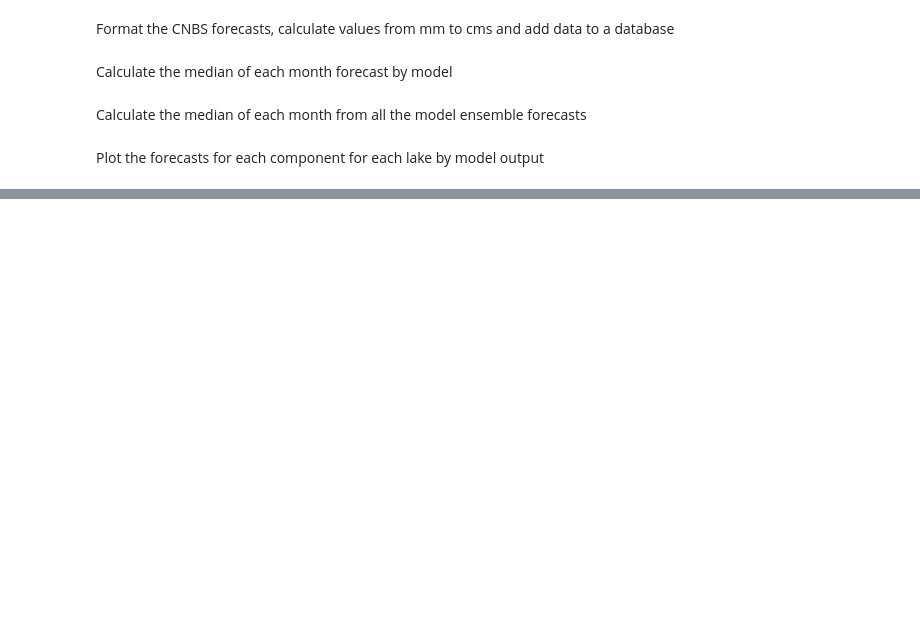
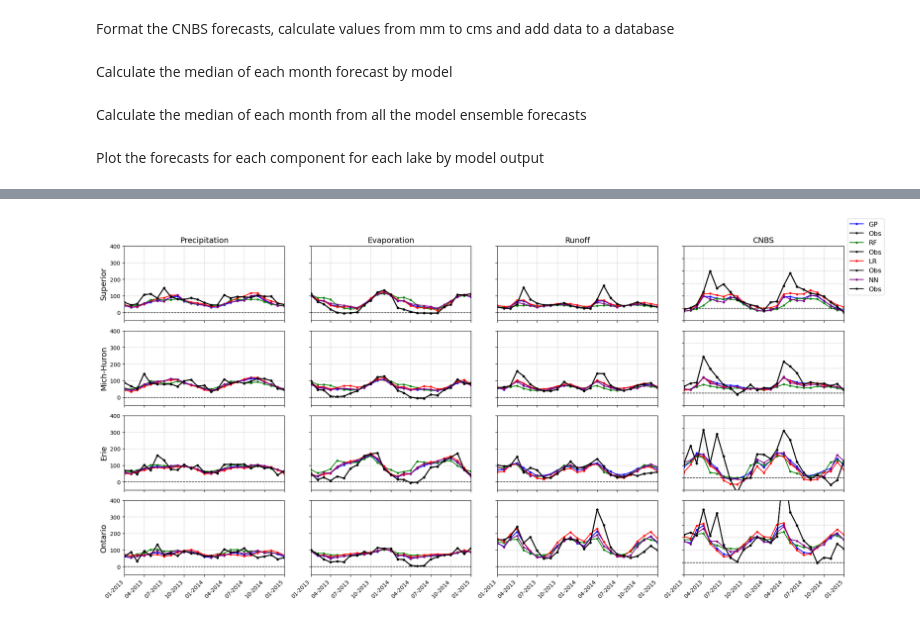
Before and after one commit to great-lakes-ai-lab/cnbs-predictor, a Jupyter notebook: notebooks/verification/cnbs_predictor_verification.ipynb, the cells around one changed output, grey strips where cells are left out. Saved outputs shown, nothing was run; the diff lists cells and outputs as text; code cells hidden in the pictures; blank space fills up the shorter version.

Commit message:
edits to saved trained models

```diff
--- a/notebooks/verification/cnbs_predictor_verification.ipynb
+++ b/notebooks/verification/cnbs_predictor_verification.ipynb
@@ -119,7 +142,7 @@ model_predictions = []
 # Process each model and add to DB
 for model_info in models_info:
     model_name = model_info['model']
-    df_y = predict_cnbs(X_filtered, x_scaler, y_scaler, models_info, model_name)
+    df_y = predict_cnbs(X, x_scaler, y_scaler, models_info, model_name)
     if df_y is not None:
         # Store the predictions in the dataframe
         df_y['model'] = model_name
@@ -188,0 +249,4 @@ df_pivoted = df_pivoted.rename(columns=rename_dict)
+# %%
+median_df = df.groupby(['year', 'month', 'model']).mean(numeric_only=True).reset_index()
+# %%
+median_df['year_month'] = median_df['year'].astype(str) + '-' + median_df['month'].astype(str).str.zfill(2)
@@ -189,2 +306,6 @@ df_pivoted = df_pivoted.rename(columns=rename_dict)
+# %%
+df_combined1 = pd.merge(median_df, l2_obs, on=('year_month'), how='left')
+df_combined = pd.merge(df_combined1, df_obs_mm, on=('year_month'), how='left')
+df_combined = df_combined.dropna()
 # %% [markdown]
 Plot the forecasts for each component for each lake by model output
@@ -401,0 +312,78 @@ fig.show()
+# %%
+import matplotlib.pyplot as plt
+import matplotlib.dates as mdates
+import numpy as np
+import pandas as pd
+
+# Define model colors
+model_colors = {'GP': 'blue', 'RF': 'green', 'LR': 'red', 'NN': 'purple'}
+
+# Define lake names and components
+lakes = ['superior', 'michigan-huron', 'erie', 'ontario']
+components = ['precipitation', 'evaporation', 'runoff', 'cnbs']
+titles = ['Precipitation', 'Evaporation', 'Runoff', 'CNBS']
+ylabels = ['Superior', 'Mich-Huron', 'Erie', 'Ontario']
+
+# Create subplot grid
+fig, axs = plt.subplots(4, 4, figsize=(20, 10))
+axs = axs.reshape(4, 4)
+
+# Loop through all combinations of lake and component
+for row, lake in enumerate(lakes):
+    for col, comp in enumerate(components):
+        ax = axs[row, col]
+        column = f'{lake}_{comp}'
+        obs_column = f'{column}_obs'
+
+        for model_info in models_info:
+            model_name = model_info['model']
+            model_df = df_combined[df_combined['model'] == model_name].copy()
+            model_df['date'] = pd.to_datetime(model_df['year_month'])
+
+            # Plot model prediction
+            ax.plot(model_df['date'], model_df[column], marker='o', markersize=3,
+                    color=model_colors[model_name], label=model_name)
+            # Plot observations
+            ax.plot(model_df['date'], model_df[obs_column], marker='o', markersize=3,
+                    color='black', linewidth=1.5, label='Obs')
+
+        ax.axhline(0, color='black', linestyle='--', linewidth=1)
+        ax.grid(True, linestyle='--', alpha=0.6)
+        ax.set_yticks(np.arange(-1000, 1000, 100))
+
+        # Set titles and labels
+        if row == 0:
+            ax.set_title(titles[col], fontsize=14)
+        if row == 3:
+            ax.xaxis.set_major_formatter(mdates.DateFormatter('%m-%Y'))
+            ax.tick_params(axis='x', rotation=45)
+            for label in ax.get_xticklabels():
+                label.set_horizontalalignment('right')
+        else:
+            ax.set_xticklabels([])
+
+        if col == 0:
+            ax.set_ylabel(ylabels[row], fontsize=14)
+        else:
+            ax.set_yticklabels([])
+        if col == 3:
+            ax.set_ylim(-100, 500)
+        else:
+            ax.set_ylim(-50, 400)
+
+# Add legend once
+axs[0, 3].legend(loc='lower left', bbox_to_anchor=(1, 0.3), fontsize=12)
+
+start_date = pd.to_datetime('2013-01-01')
+end_date = pd.to_datetime('2015-01-01')
+
+for ax_row in axs:
+    for ax in ax_row:
+        ax.set_xlim(start_date, end_date)
+
+# Save and show plot
+plt.tight_layout()
+plt.savefig('CNBS_forecasts.png', dpi=300)
+plt.show()
+# %% [output]
+[figure, added]
```
Also changed, not shown: parts of 16 cells of this notebook, 14 other files.
